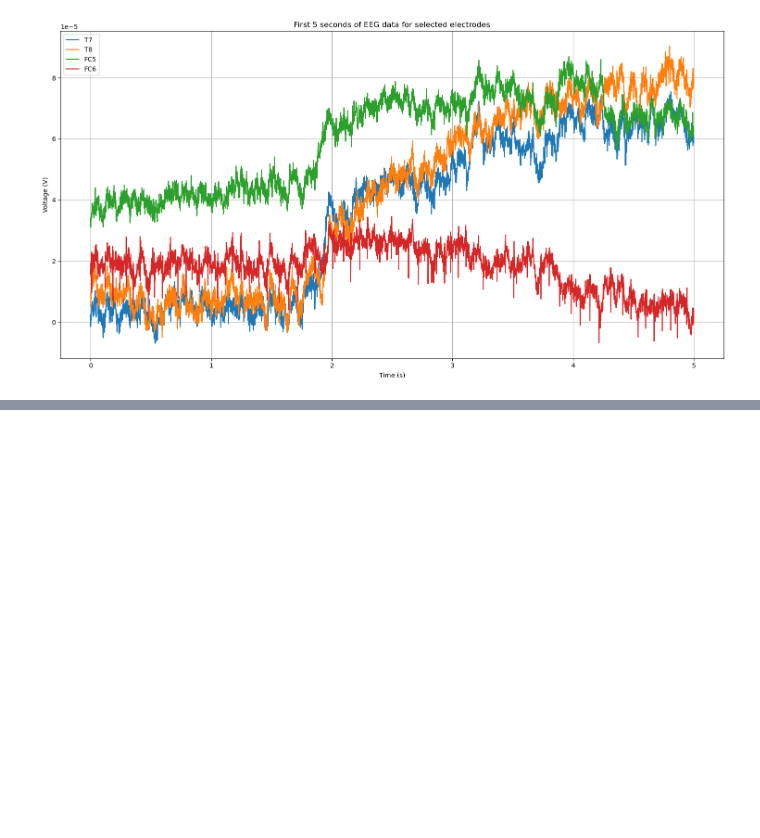
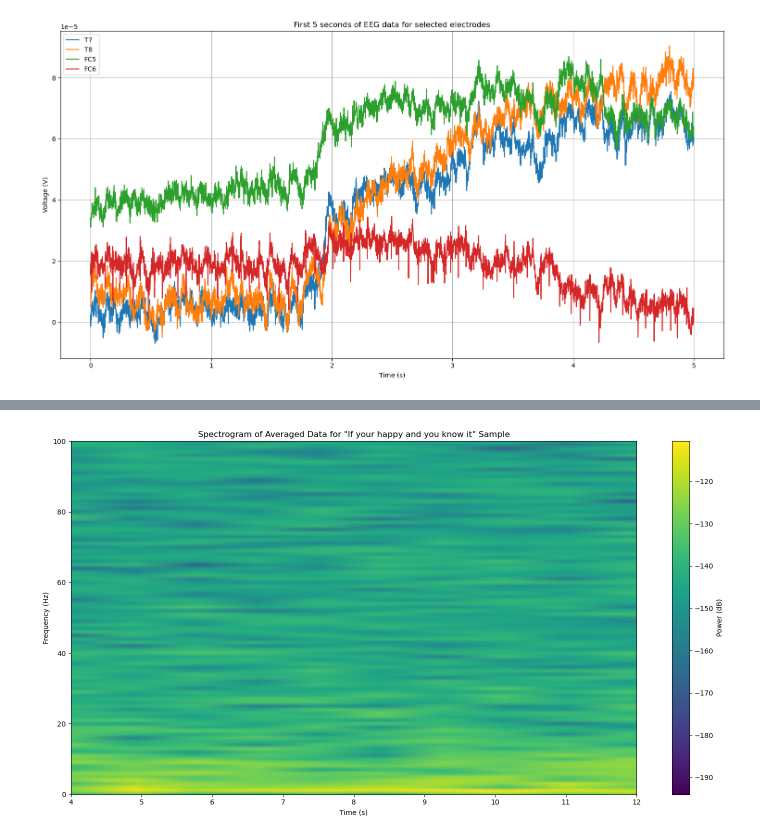
Before and after one commit to gregoryweber/cogs-118c-song-familiarity, a Jupyter notebook: main.ipynb, the cells around one changed output, grey strips where cells are left out. Cells and saved outputs as stored; diff of their text form; code cells hidden in the pictures; blank space fills up the shorter version.

```diff
--- a/main.ipynb
+++ b/main.ipynb
@@ -118,0 +205,15 @@ plt.tight_layout()
+# %%
+# Spectrogram of the averaged data for the "if your happy and you know it" sample
+
+frequencies, times, Sxx = scipy.signal.spectrogram(average_data, fs=1000, nperseg=1000)
+plt.figure(figsize=(15, 8))
+plt.pcolormesh(times, frequencies, 10 * np.log10(Sxx[0]), shading='gouraud')
+plt.colorbar(label='Power (dB)')
+plt.ylabel('Frequency (Hz)')
+plt.xlabel('Time (s)')
+plt.xlim(4, 12)
+plt.ylim(0, 100)
+plt.title('Spectrogram of Averaged Data for "If your happy and you know it" Sample')
+plt.tight_layout()
+# %% [output]
+[figure, added]
```
Also changed, not shown: parts of 7 cells of this notebook, 10 other files.
